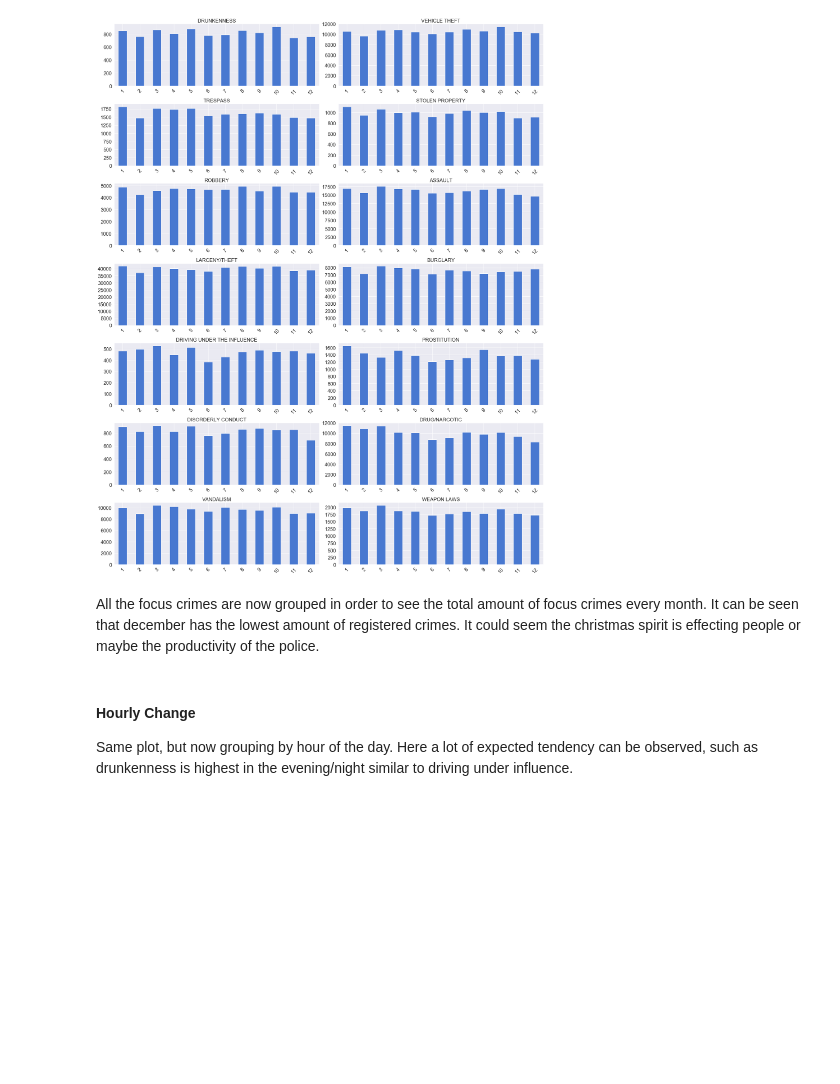
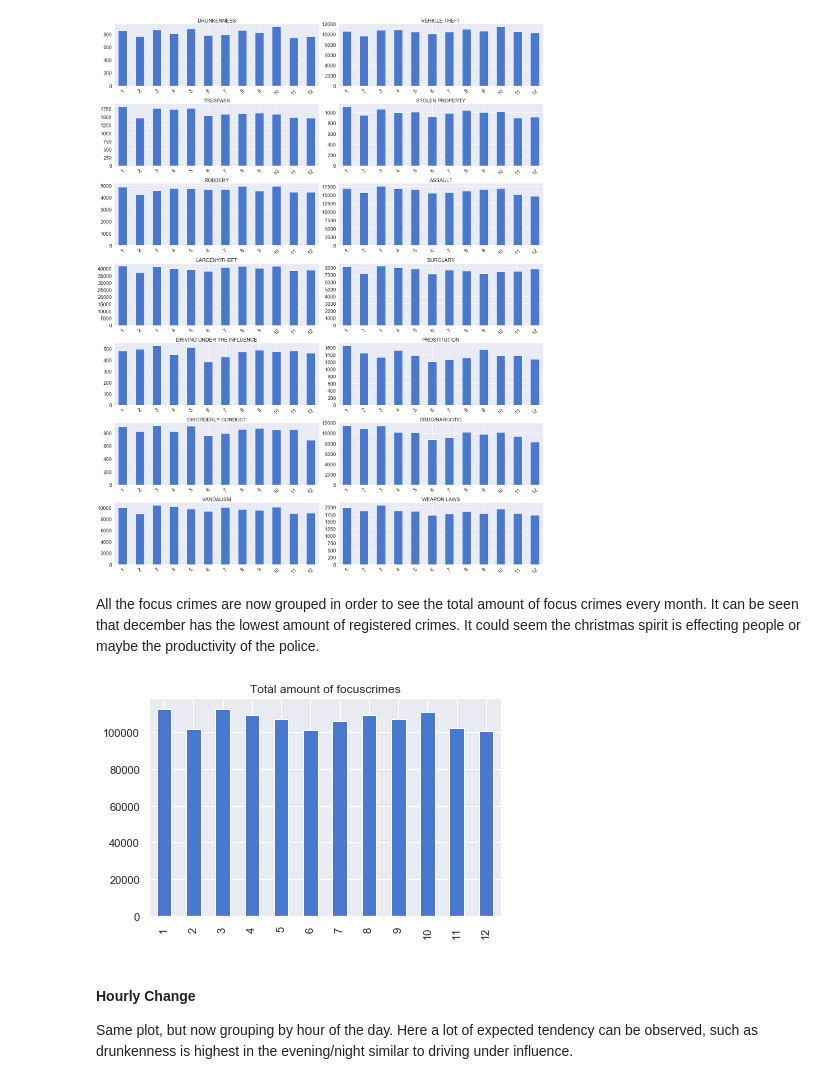
Before and after one commit to Strandgaard96/vehicle_collision_webpage, a Jupyter notebook: Assignment1.ipynb, the cells around one changed output. Saved outputs shown, nothing was run; the diff lists cells and outputs as text; code cells hidden in the pictures; blank space fills up the shorter version.

```diff
--- a/Assignment1.ipynb
+++ b/Assignment1.ipynb
@@ -88,12 +88,12 @@ All the focus crimes are now grouped in order to see the total amount of focus c
 # %%
 df_focus = df[df['Category'].isin(focuscrimes)]
 df_focus.groupby(df['Date'].dt.month).size().plot(kind='bar')
-plt.title(Total amount of crimes every month, fontsize = 20)
-plt.yticks(fontsize = 20)
-plt.xticks(fontsize = 20, rotation = 45)
+plt.title('Total amount of focuscrimes')
 plt.xlabel('')
 plt.tight_layout()
 plt.show()
+# %% [output]
+[figure, added]
 # %% [markdown]
 #### Hourly Change
 
```
Also changed, not shown: parts of 1 cell of this notebook.
